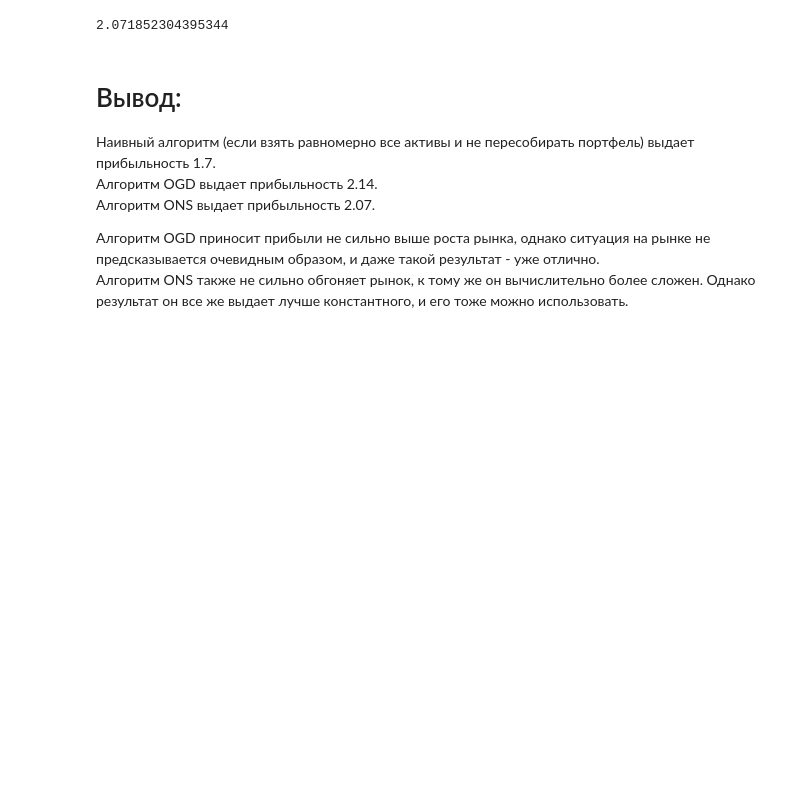
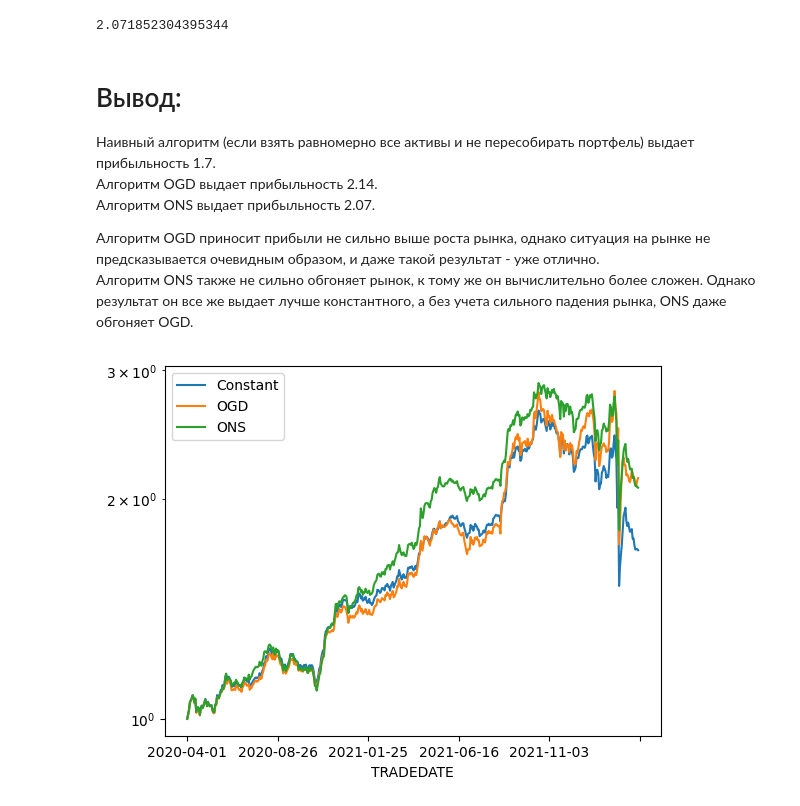
Before and after one commit to Alterise/Decision-Making-Theory, a Jupyter notebook: HW2/algo-fixed.ipynb, the cells around one changed output. Cells and saved outputs as stored; diff of their text form; code cells hidden in the pictures; blank space fills up the shorter version.

```diff
--- a/HW2/algo-fixed.ipynb
+++ b/HW2/algo-fixed.ipynb
@@ -364,4 +364,14 @@ profit_to_date['profit'][-1]
 Алгоритм ONS выдает прибыльность 2.07.
 
 Алгоритм OGD приносит прибыли не сильно выше роста рынка, однако ситуация на рынке не предсказывается очевидным образом, и даже такой результат - уже отлично. \
-Алгоритм ONS также не сильно обгоняет рынок, к тому же он вычислительно более сложен. Однако результат он все же выдает лучше константного, и его тоже можно использовать.
+Алгоритм ONS также не сильно обгоняет рынок, к тому же он вычислительно более сложен. Однако результат он все же выдает лучше константного, а без учета сильного падения рынка, ONS даже обгоняет OGD.
+# %%
+profit_to_date = pd.DataFrame(index=data_clear.index, columns=["Constant", "OGD", "ONS"])
+profit_to_date['Constant'] = naive_profit
+profit_to_date['OGD'] = max_profit
+profit_to_date['ONS'] = newton_profit
+# %%
+graph = profit_to_date.plot()
+graph.set_yscale('log')
+# %% [output]
+[figure, added]
```
